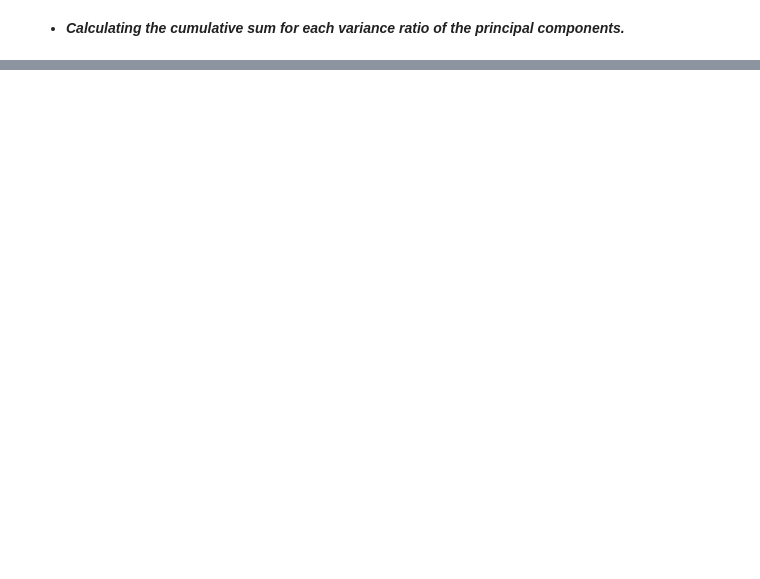
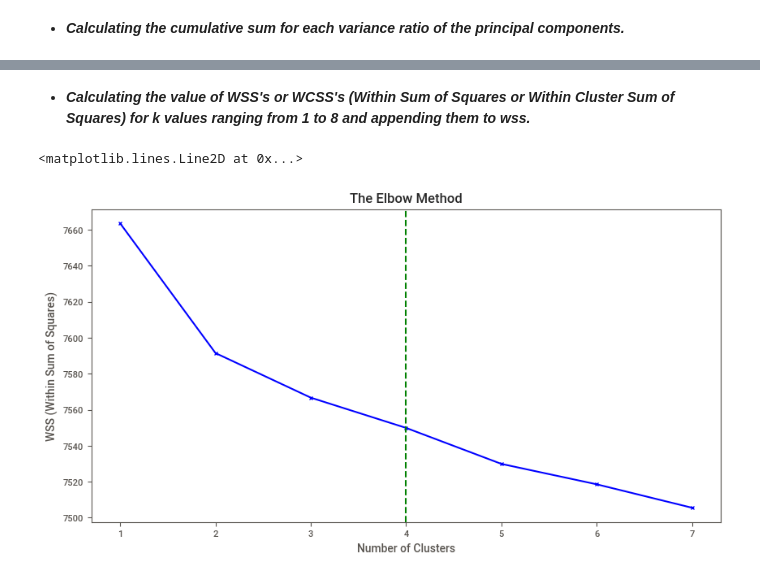
Before and after one commit to Sid-9823/Netflix-Movies-and-TV-Shows-Clustering, a Jupyter notebook: Netflix_Movies_and_TV_Shows_Clustering.ipynb, the cells around one changed output, grey strips where cells are left out. Cells and saved outputs as stored; diff of their text form; code cells hidden in the pictures; blank space fills up the shorter version.

```diff
--- a/Netflix_Movies_and_TV_Shows_Clustering.ipynb
+++ b/Netflix_Movies_and_TV_Shows_Clustering.ipynb
@@ -1426,0 +1500,34 @@ plt.show()
+# %%
+# Calculating value of WSS'S or WCSS's (Within Sum of Squares or Within Cluster Sum of Squares).
+
+from sklearn.cluster import KMeans
+
+wss = []
+
+for i in range(1, 8):
+
+    kmeans = KMeans(n_clusters = i, random_state = 42)
+
+    kmeans.fit(x)
+
+    wss.append(kmeans.inertia_)        # .inertia_ is used to calculate value of wss.
+                                       # It provides an indication of how well the data points are grouped into clusters by measuring the compactness of the clusters.
+# %% [markdown]
+* ***Calculating the value of WSS's or WCSS's (Within Sum of Squares or Within Cluster Sum of Squares) for k values ranging from 1 to 8 and appending them to wss.***
+# %%
+# Elbow method.
+
+plt.figure(figsize=(10,5))
+
+plt.plot(range(1,8), wss, 'bx-')
+
+plt.title('The Elbow Method', fontweight = 'bold')
+
+plt.xlabel('Number of Clusters')
+
+plt.ylabel('WSS (Within Sum of Squares)')
+
+plt.axvline(x = 4, color='green', linestyle='--')
+# %% [output]
+<matplotlib.lines.Line2D at 0x...>
+[figure, added]
```
Also changed, not shown: parts of 45 cells of this notebook.
